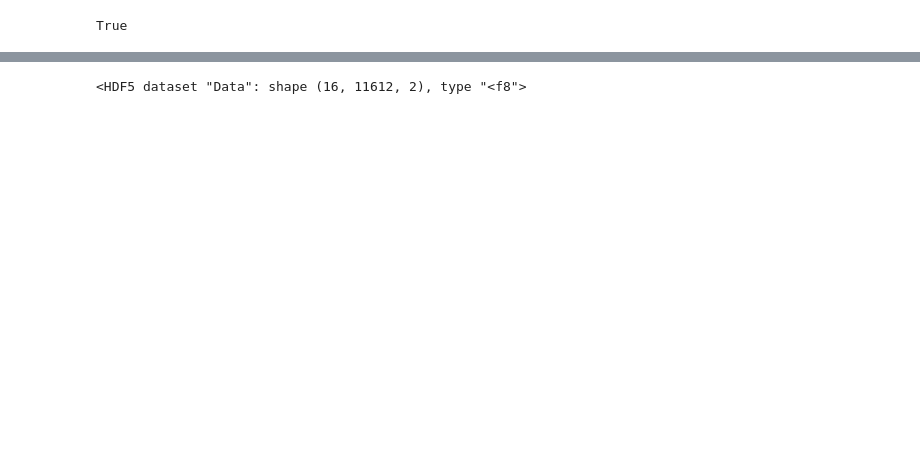
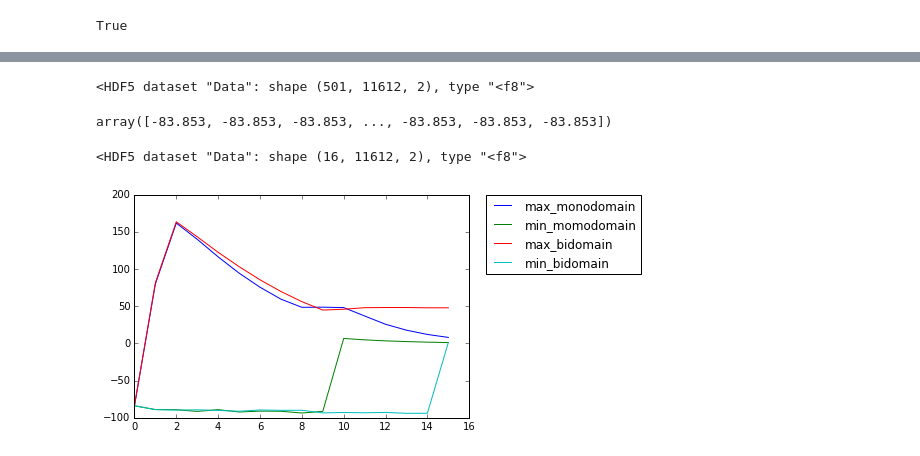
Before and after one commit to diegomaczuro/for-Anastasia, a Jupyter notebook: data from claster/11_03_2017/nastya_lr/video_gen.ipynb, the cells around one changed output, grey strips where cells are left out. Cells and saved outputs as stored; diff of their text form; code cells hidden in the pictures; blank space fills up the shorter version.

```diff
--- a/data from claster/11_03_2017/nastya_lr/video_gen.ipynb
+++ b/data from claster/11_03_2017/nastya_lr/video_gen.ipynb
@@ -17,7 +17,8 @@ import matplotlib.pylab as plt
 FILE_CONFIG = 'config.py'
 FILE_MESH = 'init_mesh_1.vtu'
 FILE_H5 = 'results.h5'
-FOLDER_IN = '/home/shido/chaste-output/nastya_lr/'
+FOLDER_IN = '/home/shido/chaste-output/nastya_lr_2d_bidomain/'
+FOLDER_IN_BIDOMAIN = '/home/shido/chaste-output/nastya_lr/'
 FOLDER_OUT = 'video'
 TEMPLATE_OUT = 'heart_{0}.vtu'
 
@@ -56,7 +57,7 @@ fl = h5py.File(os.path.join(FOLDER_IN, FILE_H5),'r')
 time = len(fl['Data'])
 fl['Data']
 # %% [output]
-<HDF5 dataset "Data": shape (16, 11612, 2), type "<f8">
+<HDF5 dataset "Data": shape (501, 11612, 2), type "<f8">
 # %%
 for i in tqdm(xrange(time)):
     data_V = numpy_support.numpy_to_vtk(num_array=fl['Data'][i,:,0], deep=True, array_type=vtk.VTK_FLOAT)
@@ -72,3 +73,36 @@ for i in tqdm(xrange(time)):
     writer.SetInputData(data_torso)
 
     writer.Write()
+# %%
+fl['Data'][0, :, 0]
+# %% [output]
+array([-83.853, -83.853, -83.853, ..., -83.853, -83.853, -83.853])
+# %%
+fl2 = h5py.File(os.path.join(FOLDER_IN_BIDOMAIN, FILE_H5),'r')
+time = len(fl['Data'])
+fl2['Data']
+# %% [output]
+<HDF5 dataset "Data": shape (16, 11612, 2), type "<f8">
+# %%
+max_V_monodomain = np.zeros(time)
+min_V_monodomain = np.zeros(time)
+max_V_bidomain = np.zeros(time)
+min_V_bidomain = np.zeros(time)
+
+for i in tqdm(xrange(time)):
+    max_V_monodomain[i]= max(fl['Data'][i, :, 0])
+    min_V_monodomain[i]= min(fl['Data'][i, :, 0])
+    max_V_bidomain[i]= max(fl2['Data'][i, :, 0])
+    min_V_bidomain[i]= min(fl2['Data'][i, :, 0])
+# %%
+plt.subplot(111)
+plt.plot(max_V_monodomain, label="max_monodomain")
+plt.plot(min_V_monodomain, label="min_momodomain")
+plt.plot(max_V_bidomain, label="max_bidomain")
+plt.plot(min_V_bidomain, label="min_bidomain")
+# Place a legend to the right of this  smaller subplot.
+plt.legend(bbox_to_anchor=(1.05, 1), loc=2, borderaxespad=0.)
+
+plt.show()
+# %% [output]
+[figure, added]
```
Also changed, not shown: parts of 2 cells of this notebook, 2 other files.
